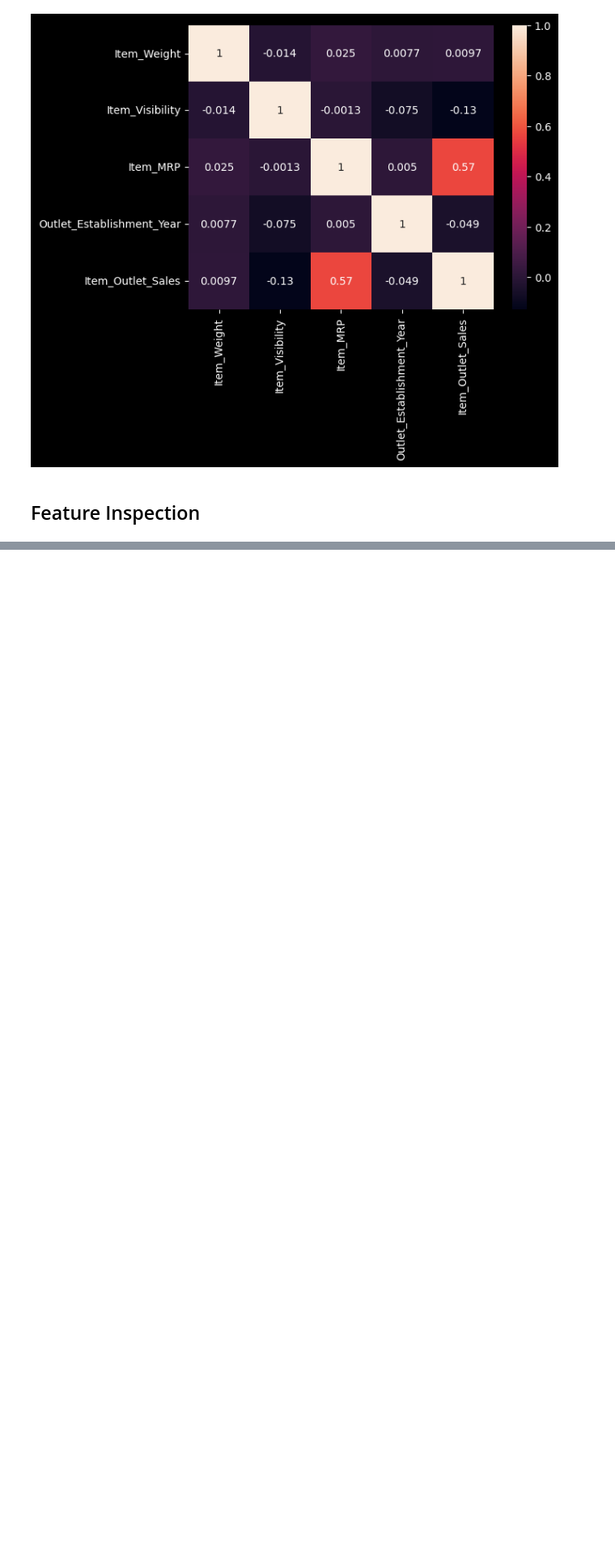
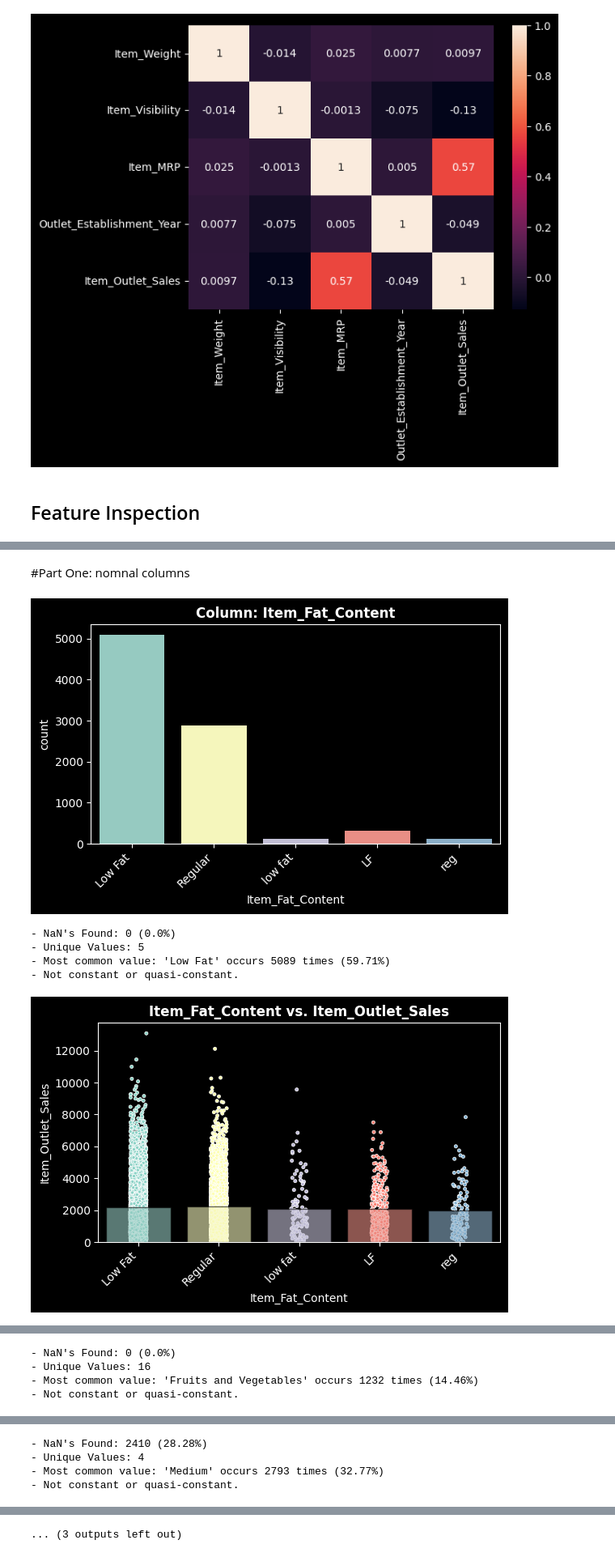
Before and after one commit to Al-Tayeb96/Prediction-of-Product-Sales, a Jupyter notebook: Prediction_of_Product_Sales.ipynb, the cells around one changed output, grey strips where cells are left out. Shown at 81% size. Cells and saved outputs as stored; diff of their text form; code cells hidden in the pictures; blank space fills up the shorter version.

```diff
--- a/Prediction_of_Product_Sales.ipynb
+++ b/Prediction_of_Product_Sales.ipynb
@@ -386,0 +637,5 @@ ax=sns.heatmap(corr,annot=True)
+# %%
+# Keep ony required columns
+use_cols=['Item_Weight','Item_Visibility','Item_MRP','Outlet_Establishment_Year','Item_Outlet_Sales','Item_Fat_Content','Item_Type','Outlet_Size','Outlet_Location_Type','Outlet_Type']
+df_sales=df_sales[use_cols]
+df_sales
@@ -386,0 +659,11 @@ ax=sns.heatmap(corr,annot=True)
+# %% [markdown]
+#Part One: nomnal columns
+# %%
+Feature_Inspection_categorical(df2_sales,use_cols,'Item_Outlet_Sales')
+# %% [output]
+[figure, added]
+- NaN's Found: 0 (0.0%)
+- Unique Values: 5
+- Most common value: 'Low Fat' occurs 5089 times (59.71%)
+- Not constant or quasi-constant.
+[figure, added]
@@ -386,0 +671,4 @@ ax=sns.heatmap(corr,annot=True)
+- NaN's Found: 0 (0.0%)
+- Unique Values: 16
+- Most common value: 'Fruits and Vegetables' occurs 1232 times (14.46%)
+- Not constant or quasi-constant.
@@ -386,0 +677,4 @@ ax=sns.heatmap(corr,annot=True)
+- NaN's Found: 2410 (28.28%)
+- Unique Values: 4
+- Most common value: 'Medium' occurs 2793 times (32.77%)
+- Not constant or quasi-constant.
@@ -386,0 +688 @@ ax=sns.heatmap(corr,annot=True)
+... (3 outputs left out)
```
Also changed, not shown: parts of 29 cells of this notebook.
